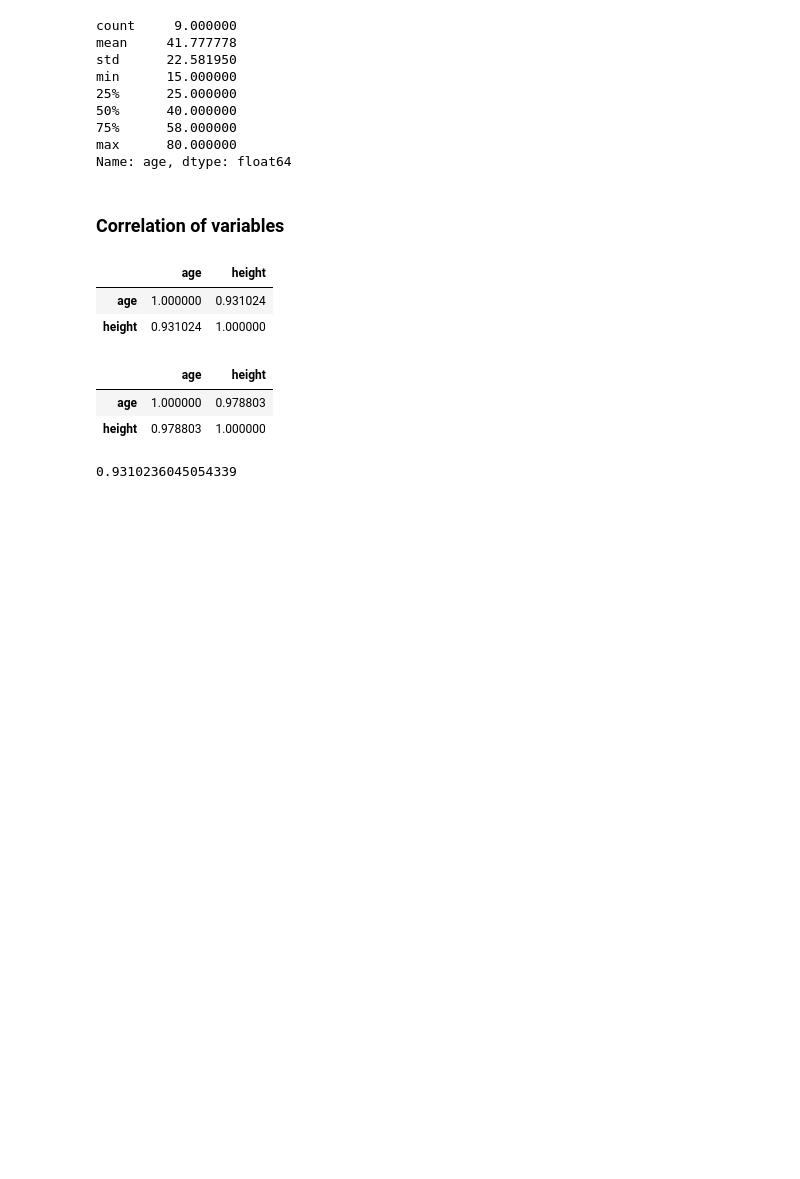
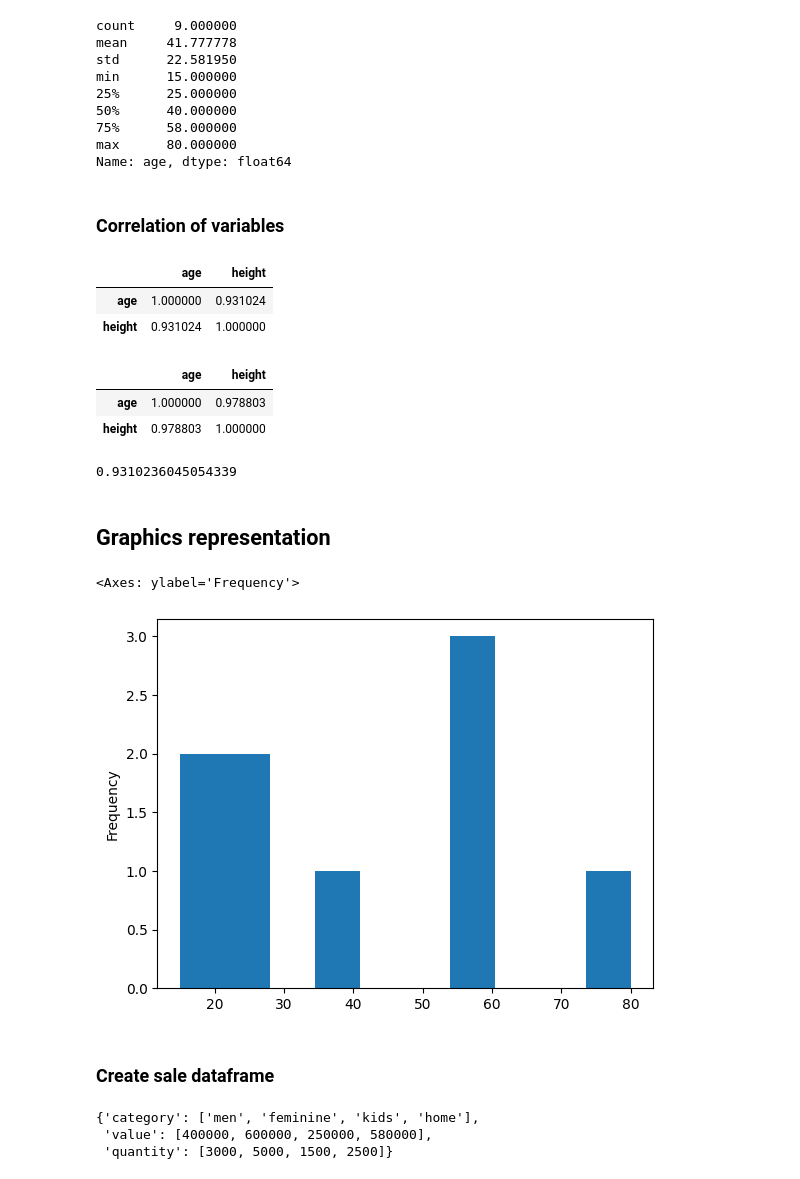
Before and after one commit to RanielliMontagna/ia-learning, a Jupyter notebook: statistics_devs/statistics_devs.ipynb, the cells around one changed output. Saved outputs shown, nothing was run; the diff lists cells and outputs as text; code cells hidden in the pictures; blank space fills up the shorter version.

Commit message:
feat(graphical-representations): introduce graphical representations - histogram, bar chart, scatter plot, boxplot and line Chart

```diff
--- a/statistics_devs/statistics_devs.ipynb
+++ b/statistics_devs/statistics_devs.ipynb
@@ -133,3 +133,13 @@ df_measures.corr(method="spearman")
 df_measures.age.corr(df_measures.height)
 # %% [output]
 0.9310236045054339
+# %% [markdown]
+## Graphics representation
+# %%
+# Histogram - Age
+df_measures.age.plot.hist()
+# %% [output]
+<Axes: ylabel='Frequency'>
+[figure, added]
+# %% [markdown]
+### Create sale dataframe
@@ -135,0 +152,6 @@ df_measures.age.corr(df_measures.height)
+# %%
+dict_sales
+# %% [output]
+{'category': ['men', 'feminine', 'kids', 'home'],
+ 'value': [400000, 600000, 250000, 580000],
+ 'quantity': [3000, 5000, 1500, 2500]}
```
Also changed, not shown: parts of 18 cells of this notebook, 2 other files.
